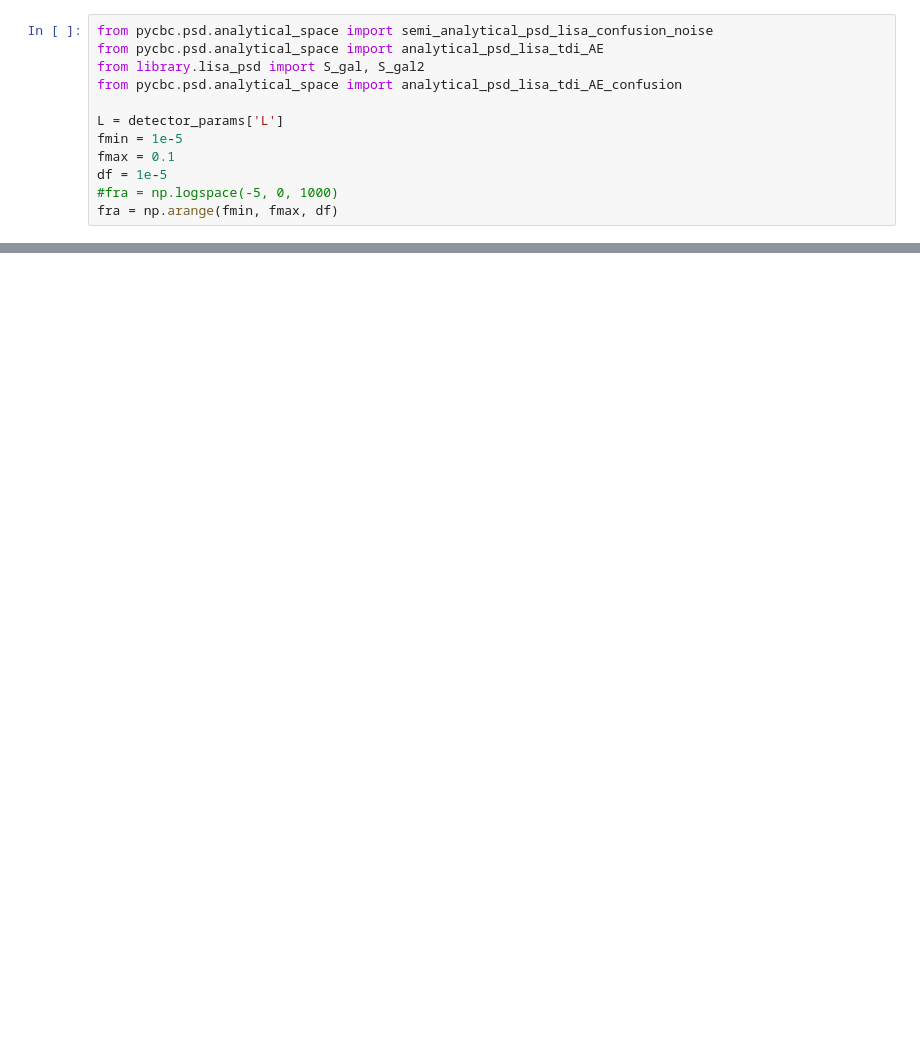
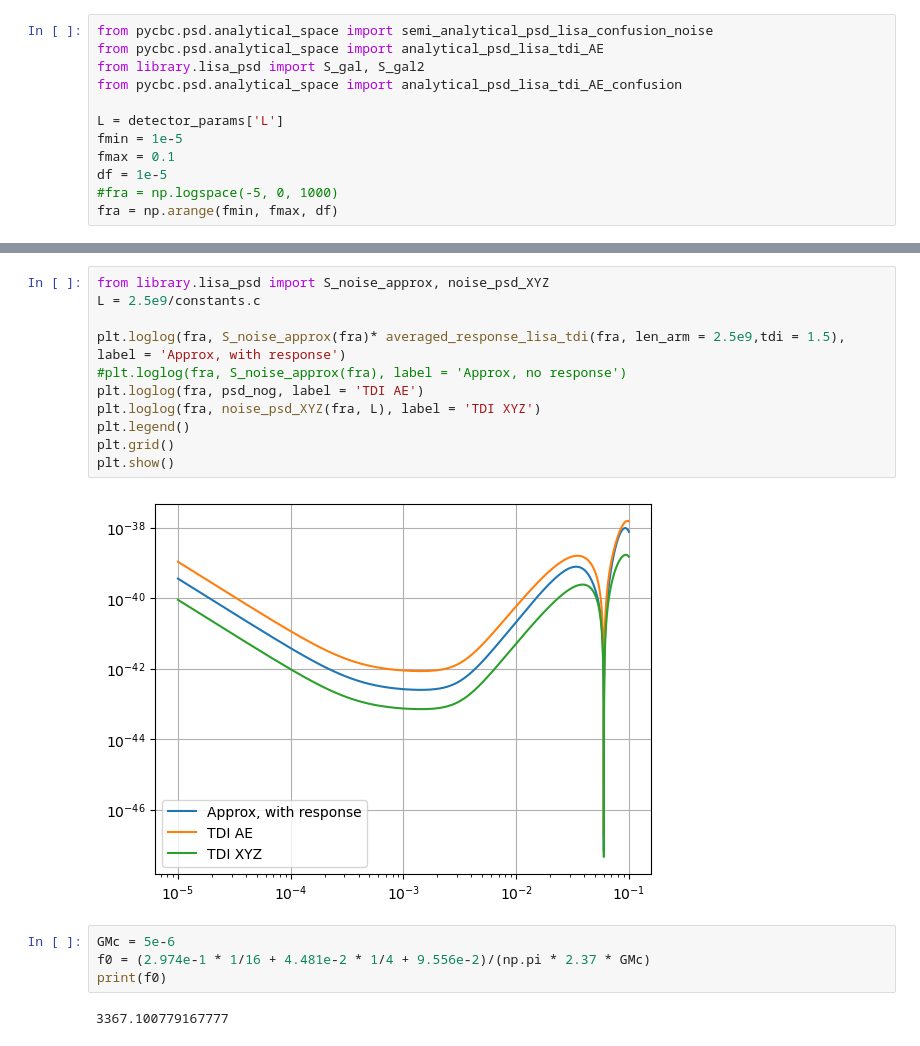
Before and after one commit to aacravi/snr-calculation, a Jupyter notebook: run-snr-script.ipynb, the cells around one changed output, grey strips where cells are left out. Saved outputs shown, nothing was run; the diff lists cells and outputs as text; blank space fills up the shorter version.

```diff
--- a/run-snr-script.ipynb
+++ b/run-snr-script.ipynb
@@ -223,0 +256,19 @@ plt.show()
+# %%
+from library.lisa_psd import S_noise_approx, noise_psd_XYZ
+L = 2.5e9/constants.c
+
+plt.loglog(fra, S_noise_approx(fra)* averaged_response_lisa_tdi(fra, len_arm = 2.5e9,tdi = 1.5), label = 'Approx, with response')
+#plt.loglog(fra, S_noise_approx(fra), label = 'Approx, no response')
+plt.loglog(fra, psd_nog, label = 'TDI AE')
+plt.loglog(fra, noise_psd_XYZ(fra, L), label = 'TDI XYZ')
+plt.legend()
+plt.grid()
+plt.show()
+# %% [output]
+[figure, added]
+# %%
+GMc = 5e-6
+f0 = (2.974e-1 * 1/16 + 4.481e-2 * 1/4 + 9.556e-2)/(np.pi * 2.37 * GMc)
+print(f0)
+# %% [output]
+3367.100779167777
```
Also changed, not shown: parts of 5 cells of this notebook, 8 other files.
